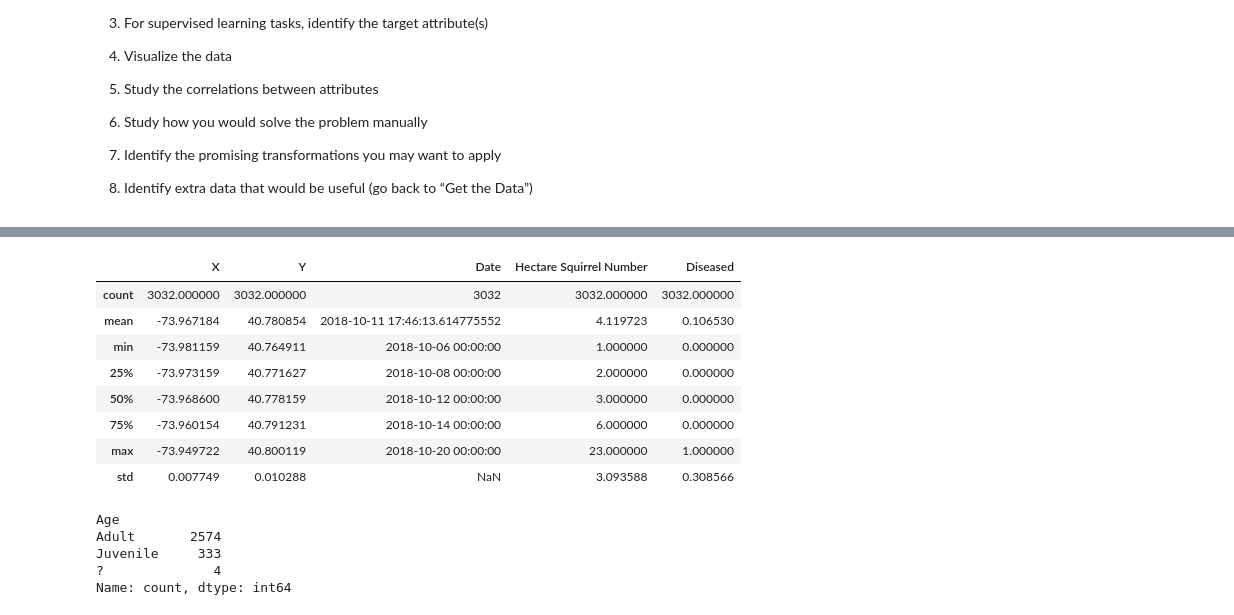
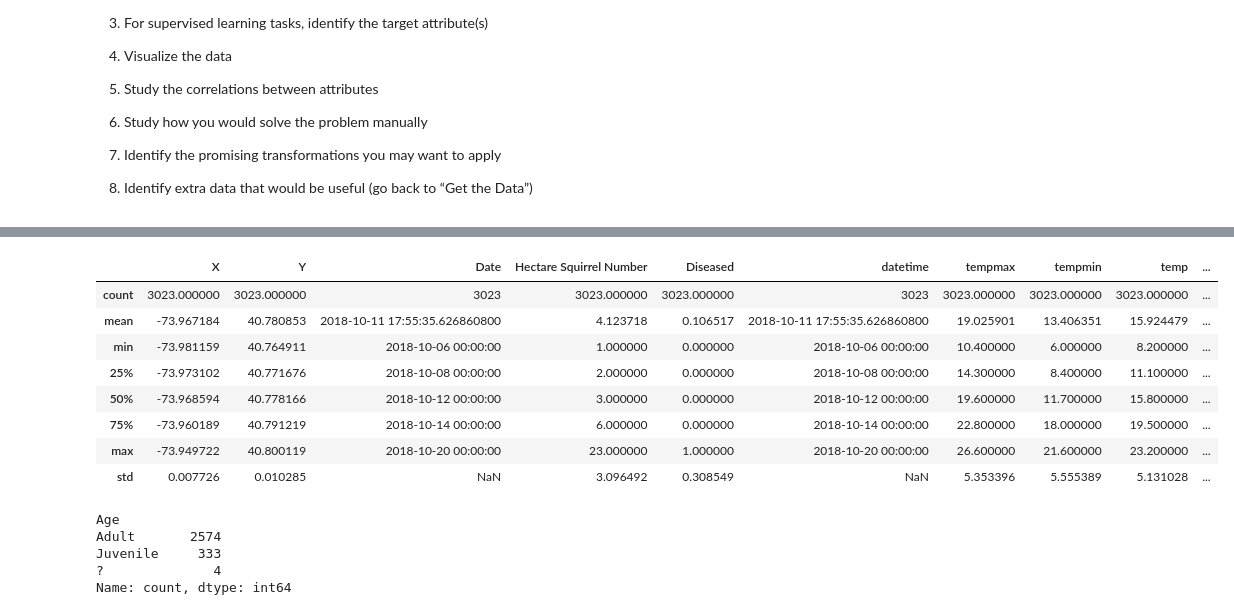
Before and after one commit to jyounes23/Nutosis, a Jupyter notebook: P2-Nutosis/Nutosis.ipynb, the cells around one changed output, grey strips where cells are left out. Cells and saved outputs as stored; diff of their text form; code cells hidden in the pictures.

Commit message:
added weather data

```diff
--- a/P2-Nutosis/Nutosis.ipynb
+++ b/P2-Nutosis/Nutosis.ipynb
@@ -226,15 +292,15 @@ combined_data.value_counts
 # %%
-combined_data.describe()
+combined_final_data.describe()
 # %% [output]
-|  | X | Y | Date | Hectare Squirrel Number | Diseased |
-| count | 3032.000000 | 3032.000000 | 3032 | 3032.000000 | 3032.000000 |
-| mean | -73.967184 | 40.780854 | 2018-10-11 17:46:13.614775552 | 4.119723 | 0.106530 |
-| min | -73.981159 | 40.764911 | 2018-10-06 00:00:00 | 1.000000 | 0.000000 |
-| 25% | -73.973159 | 40.771627 | 2018-10-08 00:00:00 | 2.000000 | 0.000000 |
-| 50% | -73.968600 | 40.778159 | 2018-10-12 00:00:00 | 3.000000 | 0.000000 |
-| 75% | -73.960154 | 40.791231 | 2018-10-14 00:00:00 | 6.000000 | 0.000000 |
-| max | -73.949722 | 40.800119 | 2018-10-20 00:00:00 | 23.000000 | 1.000000 |
-| std | 0.007749 | 0.010288 | NaN | 3.093588 | 0.308566 |
+|  | X | Y | Date | Hectare Squirrel Number | Diseased | datetime | tempmax | tempmin | temp | ... |
+| count | 3023.000000 | 3023.000000 | 3023 | 3023.000000 | 3023.000000 | 3023 | 3023.000000 | 3023.000000 | 3023.000000 | ... |
+| mean | -73.967184 | 40.780853 | 2018-10-11 17:55:35.626860800 | 4.123718 | 0.106517 | 2018-10-11 17:55:35.626860800 | 19.025901 | 13.406351 | 15.924479 | ... |
+| min | -73.981159 | 40.764911 | 2018-10-06 00:00:00 | 1.000000 | 0.000000 | 2018-10-06 00:00:00 | 10.400000 | 6.000000 | 8.200000 | ... |
+| 25% | -73.973102 | 40.771676 | 2018-10-08 00:00:00 | 2.000000 | 0.000000 | 2018-10-08 00:00:00 | 14.300000 | 8.400000 | 11.100000 | ... |
+| 50% | -73.968594 | 40.778166 | 2018-10-12 00:00:00 | 3.000000 | 0.000000 | 2018-10-12 00:00:00 | 19.600000 | 11.700000 | 15.800000 | ... |
+| 75% | -73.960189 | 40.791219 | 2018-10-14 00:00:00 | 6.000000 | 0.000000 | 2018-10-14 00:00:00 | 22.800000 | 18.000000 | 19.500000 | ... |
+| max | -73.949722 | 40.800119 | 2018-10-20 00:00:00 | 23.000000 | 1.000000 | 2018-10-20 00:00:00 | 26.600000 | 21.600000 | 23.200000 | ... |
+| std | 0.007726 | 0.010285 | NaN | 3.096492 | 0.308549 | NaN | 5.353396 | 5.555389 | 5.131028 | ... |
 # %%
 combined_data['Age'].value_counts()
 # %% [output]
```
Also changed, not shown: parts of 12 cells of this notebook, 1 other file.
